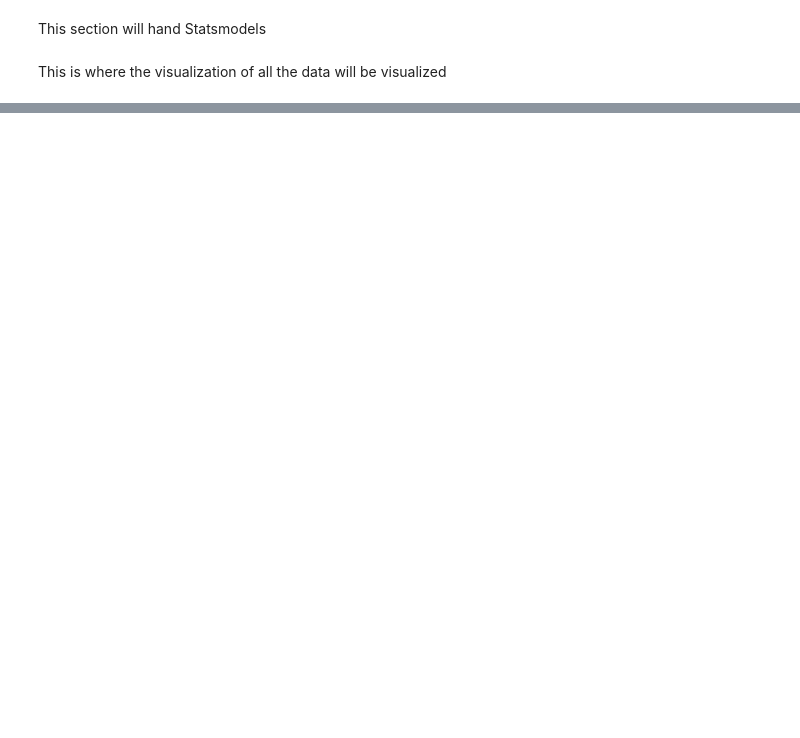
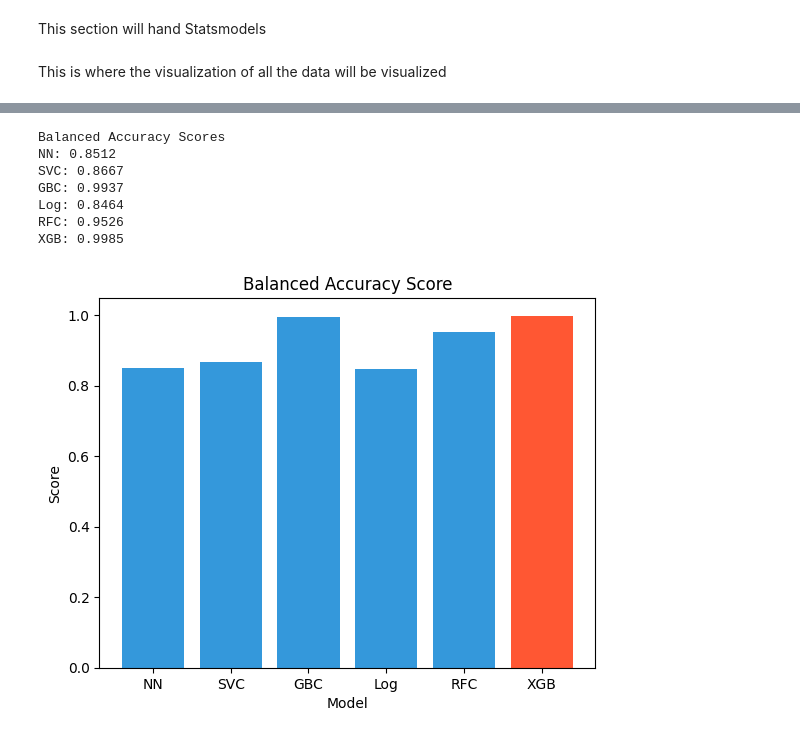
Before and after one commit to normanlrasmussen/Traffic-Prediction-Models, a Jupyter notebook: AllModelComp.ipynb, the cells around one changed output, grey strips where cells are left out. Saved outputs shown, nothing was run; the diff lists cells and outputs as text; code cells hidden in the pictures; blank space fills up the shorter version.

```diff
--- a/AllModelComp.ipynb
+++ b/AllModelComp.ipynb
@@ -242,0 +287,28 @@ This is where the visualization of all the data will be visualized
+# %%
+models = [name[0] for name in model_performances]
+scores = [score[2] for score in model_performances]
+
+colors = ["#3498DB"] * len(models)
+
+colors[np.argmax(scores)] = "#FF5733"
+
+
+plt.bar(models, scores, color=colors)
+plt.title("Balanced Accuracy Score")
+plt.ylabel("Score")
+plt.xlabel("Model")
+
+print("Balanced Accuracy Scores")
+for name, score in zip(models, scores):
+    print(f"{name}: {score:.4f}")
+
+plt.show()
+# %% [output]
+Balanced Accuracy Scores
+NN: 0.8512
+SVC: 0.8667
+GBC: 0.9937
+Log: 0.8464
+RFC: 0.9526
+XGB: 0.9985
+[figure, added]
```
Also changed, not shown: parts of 9 cells of this notebook, 3 other files.
